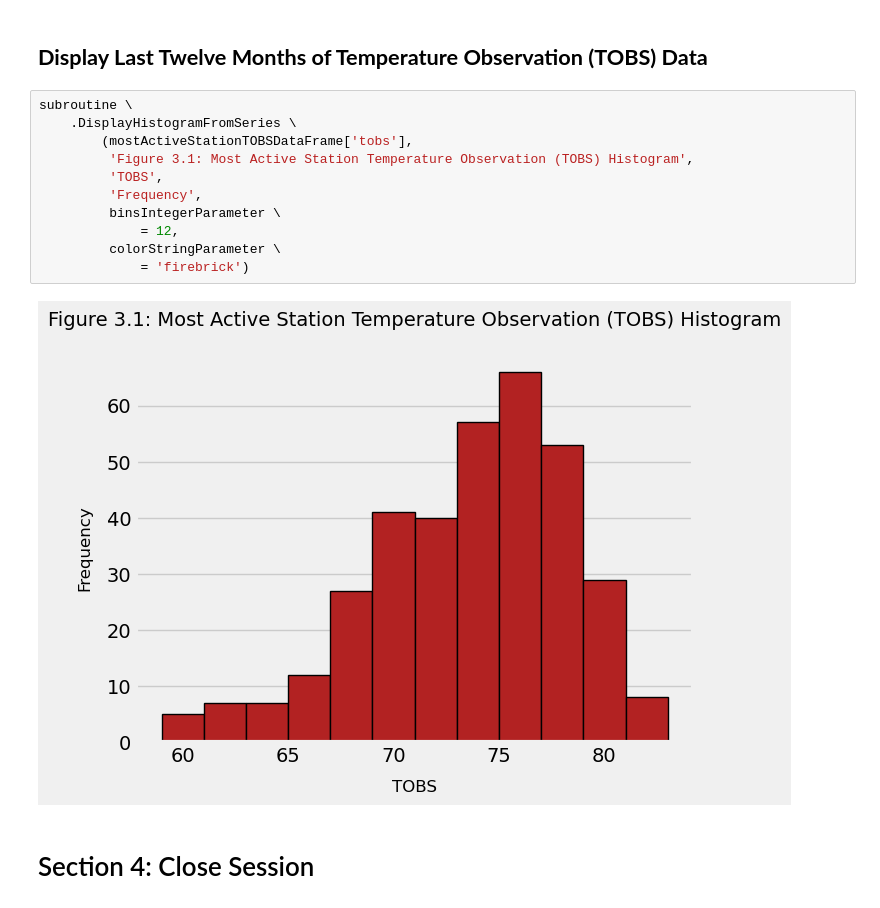
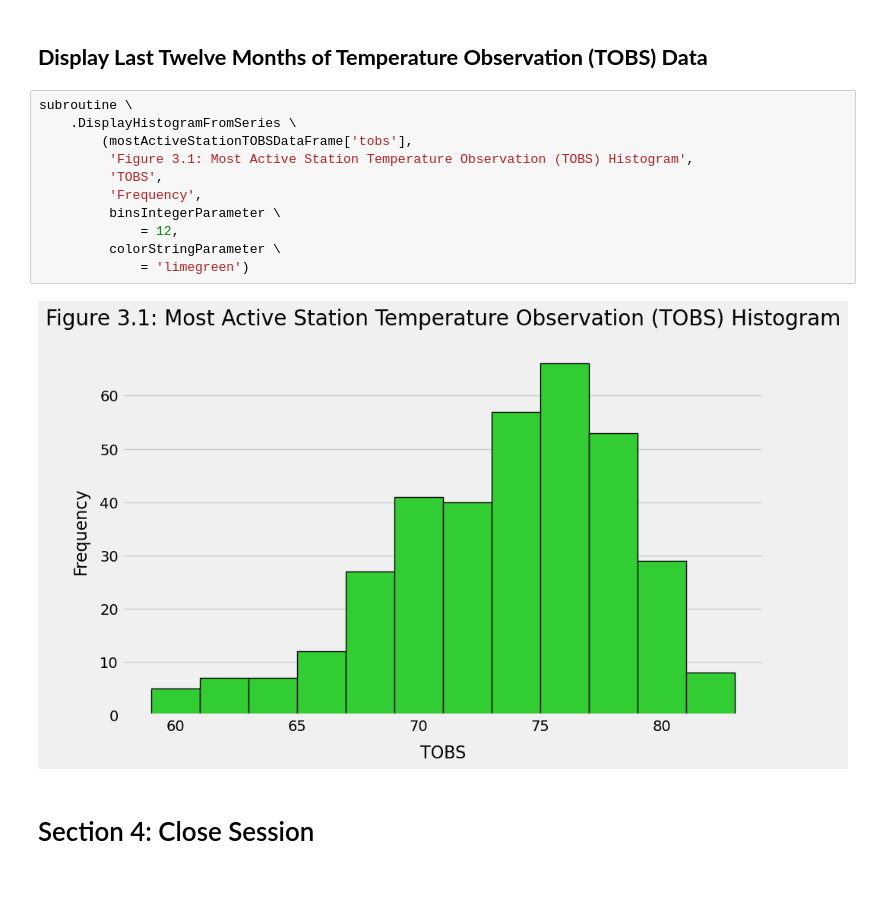
Before and after one commit to njamesgeorge1223/Precipitation-Analysis-from-Weather-Stations-using-SQLAlchemy, a Jupyter notebook: SurfsUp/ClimatePy.ipynb, the cells around one changed output. Cells and saved outputs as stored; diff of their text form.

```diff
--- a/SurfsUp/ClimatePy.ipynb
+++ b/SurfsUp/ClimatePy.ipynb
@@ -470,16 +468,16 @@ log_function \
 # %%
 subroutine \
     .DisplayHistogramFromSeries \
         (mostActiveStationTOBSDataFrame['tobs'],
          'Figure 3.1: Most Active Station Temperature Observation (TOBS) Histogram',
          'TOBS',
          'Frequency',
          binsIntegerParameter \
              = 12,
          colorStringParameter \
-             = 'firebrick')
+             = 'limegreen')
 # %% [output]
-[figure, old version]
+[figure, new version]
 # %% [markdown]
 # Section 4: Close Session
 # %%
```
Also changed, not shown: parts of 2 cells of this notebook, 1 other file.
